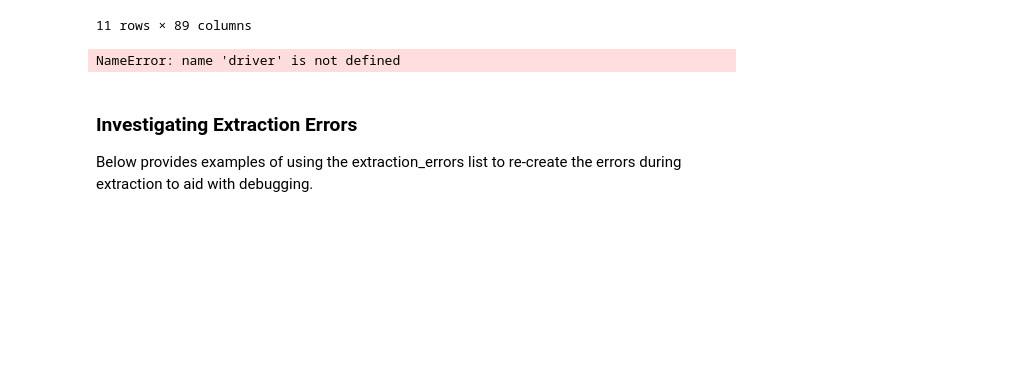
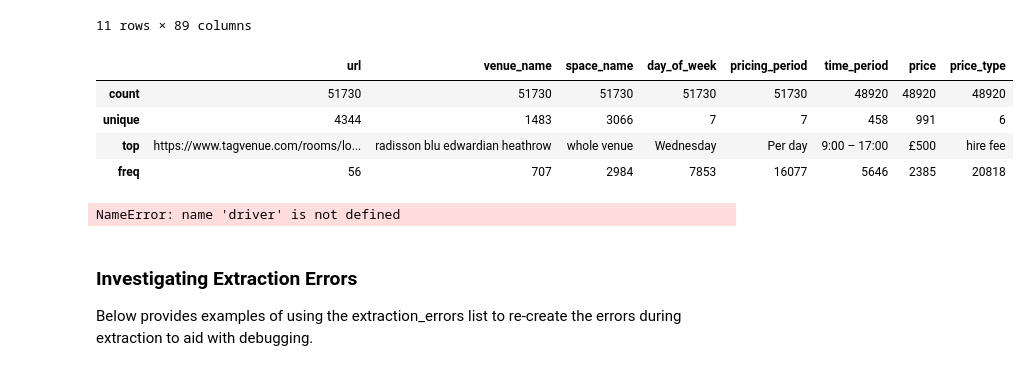
Before and after one commit to rhart-rup/London-Venue-Hire-Price-Prediction, a Jupyter notebook: Tag_Venue_Scrape.ipynb, the cells around one changed output. Drawn from its saved outputs; the diff is of its cells as text; code cells hidden in the pictures; blank space fills up the shorter version.

```diff
--- a/Tag_Venue_Scrape.ipynb
+++ b/Tag_Venue_Scrape.ipynb
@@ -521,8 +525,8 @@ with open('space_htmls.json', 'w') as fp:
 # %% [markdown]
 Uncomment the below code if you wush to load a saved space_htmls file
 # %%
-with open('space_htmls.json', 'r') as fp:
-    space_webpages = json.load(fp)
+#with open('space_htmls.json', 'r') as fp:
+#    space_webpages = json.load(fp)
 # %% [markdown]
 ### Extract Data From HTML
 #### Approach
@@ -1194,4 +1179,12 @@ df_final.describe(include='all')
 | 75% | NaN | NaN | NaN | 51.521870 | -0.085388 | NaN | NaN | 100.000000 | ... |
 | max | NaN | NaN | NaN | 51.727560 | 0.187566 | NaN | NaN | 20000.000000 | ... |
 11 rows × 89 columns
+# %%
+df_prices.describe(include='all')
+# %% [output]
+|  | url | venue_name | space_name | day_of_week | pricing_period | time_period | price | price_type |
+| count | 51730 | 51730 | 51730 | 51730 | 51730 | 48920 | 48920 | 48920 |
+| unique | 4344 | 1483 | 3066 | 7 | 7 | 458 | 991 | 6 |
+| top | https://www.tagvenue.com/rooms/lo... | radisson blu edwardian heathrow | whole venue | Wednesday | Per day | 9:00 – 17:00 | £500 | hire fee |
+| freq | 56 | 707 | 2984 | 7853 | 16077 | 5646 | 2385 | 20818 |
 # %%
```
Also changed, not shown: parts of 21 cells of this notebook.
